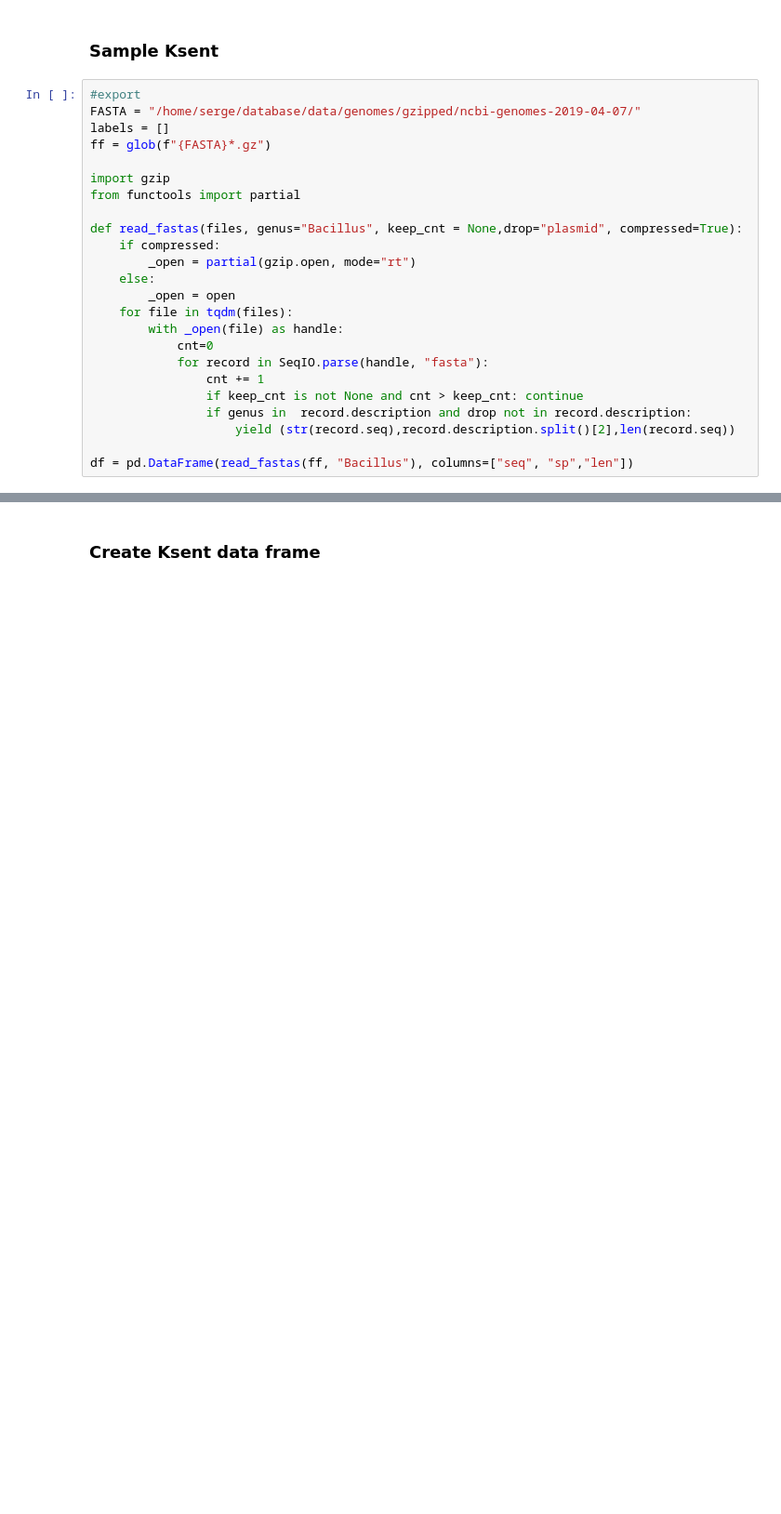
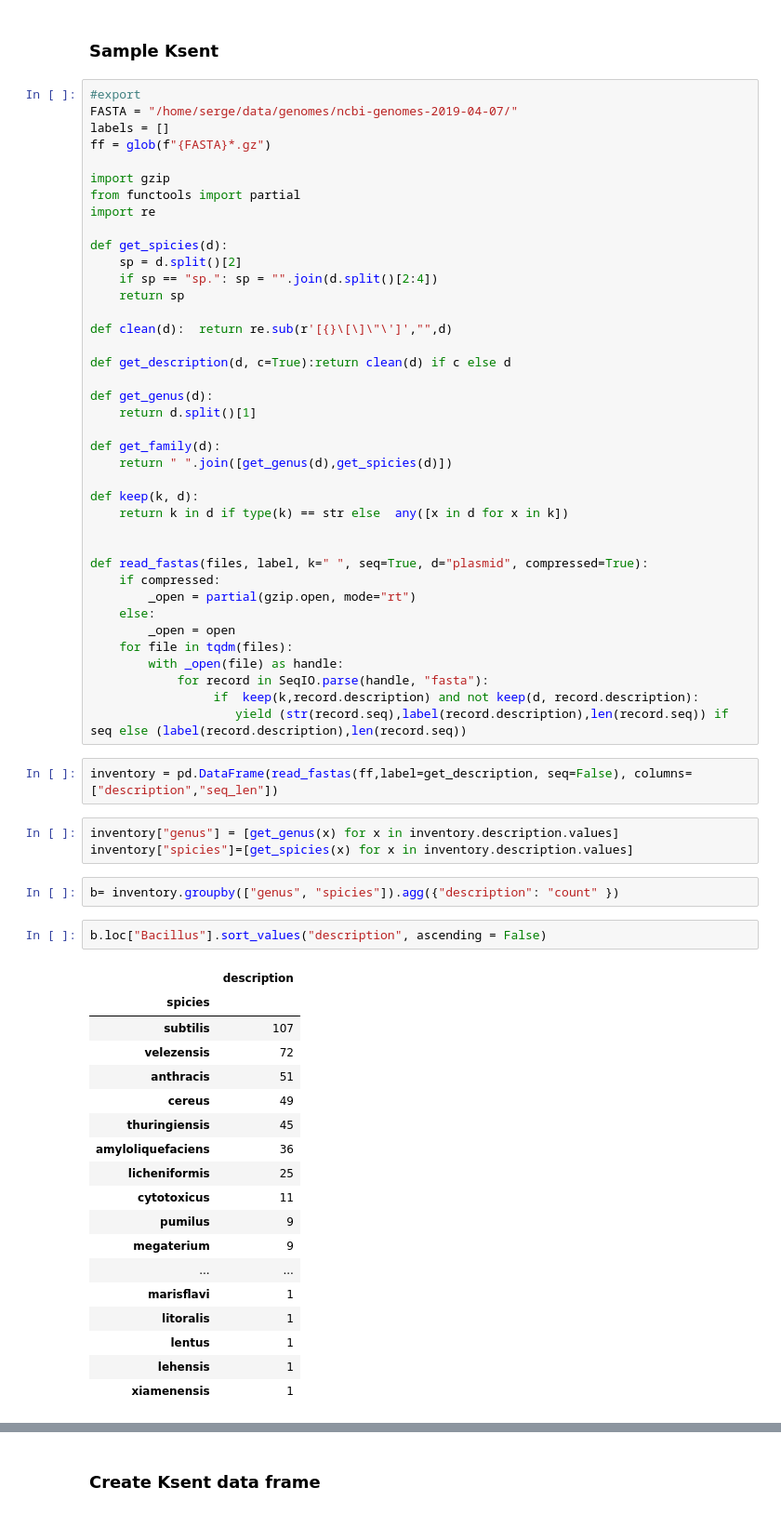
Before and after one commit to sergeman/fastai-genomic, a Jupyter notebook: ipynb/vectorise.ipynb, the cells around one changed output, grey strips where cells are left out. Shown at 93% size. Drawn from its saved outputs; the diff is of its cells as text; blank space fills up the shorter version.

```diff
--- a/ipynb/vectorise.ipynb
+++ b/ipynb/vectorise.ipynb
@@ -31,25 +32,68 @@ import multiprocessing as mp
 ### Sample Ksent
 # %%
 #export
-FASTA = "/home/serge/database/data/genomes/gzipped/ncbi-genomes-2019-04-07/"
+FASTA = "/home/serge/data/genomes/ncbi-genomes-2019-04-07/"
 labels = []
 ff = glob(f"{FASTA}*.gz")
 
 import gzip
 from functools import partial
+import re
 
-def read_fastas(files, genus="Bacillus", keep_cnt = None,drop="plasmid", compressed=True):
+def get_spicies(d):
+    sp = d.split()[2]
+    if sp == "sp.": sp = "".join(d.split()[2:4])
+    return sp
+
+def clean(d):  return re.sub(r'[{}\[\]\"\']',"",d)
+
+def get_description(d, c=True):return clean(d) if c else d
+
+def get_genus(d):
+    return d.split()[1]
+
+def get_family(d):
+    return " ".join([get_genus(d),get_spicies(d)])
+
+def keep(k, d):
+    return k in d if type(k) == str else  any([x in d for x in k])
+
+
+def read_fastas(files, label, k=" ", seq=True, d="plasmid", compressed=True):
     if compressed:
         _open = partial(gzip.open, mode="rt")
     else:
         _open = open
     for file in tqdm(files):
         with _open(file) as handle:
-            cnt=0
             for record in SeqIO.parse(handle, "fasta"):
-                cnt += 1
-                if keep_cnt is not None and cnt > keep_cnt: continue
-                if genus in  record.description and drop not in record.description:
-                    yield (str(record.seq),record.description.split()[2],len(record.seq))
-
-df = pd.DataFrame(read_fastas(ff, "Bacillus"), columns=["seq", "sp","len"])
+                 if  keep(k,record.description) and not keep(d, record.description):
+                    yield (str(record.seq),label(record.description),len(record.seq)) if seq else (label(record.description),len(record.seq))
+# %%
+inventory = pd.DataFrame(read_fastas(ff,label=get_description, seq=False), columns=["description","seq_len"])
+# %%
+inventory["genus"] = [get_genus(x) for x in inventory.description.values]
+inventory["spicies"]=[get_spicies(x) for x in inventory.description.values]
+# %%
+b= inventory.groupby(["genus", "spicies"]).agg({"description": "count" })
+# %%
+b.loc["Bacillus"].sort_values("description", ascending = False)
+# %% [output]
+|  | description |
+| spicies |  |
+| subtilis | 107 |
+| velezensis | 72 |
+| anthracis | 51 |
+| cereus | 49 |
+| thuringiensis | 45 |
+| amyloliquefaciens | 36 |
+| licheniformis | 25 |
+| cytotoxicus | 11 |
+| pumilus | 9 |
+| megaterium | 9 |
+| ... | ... |
+| marisflavi | 1 |
+| litoralis | 1 |
+| lentus | 1 |
+| lehensis | 1 |
+| xiamenensis | 1 |
```
Also changed, not shown: parts of 22 cells of this notebook.
